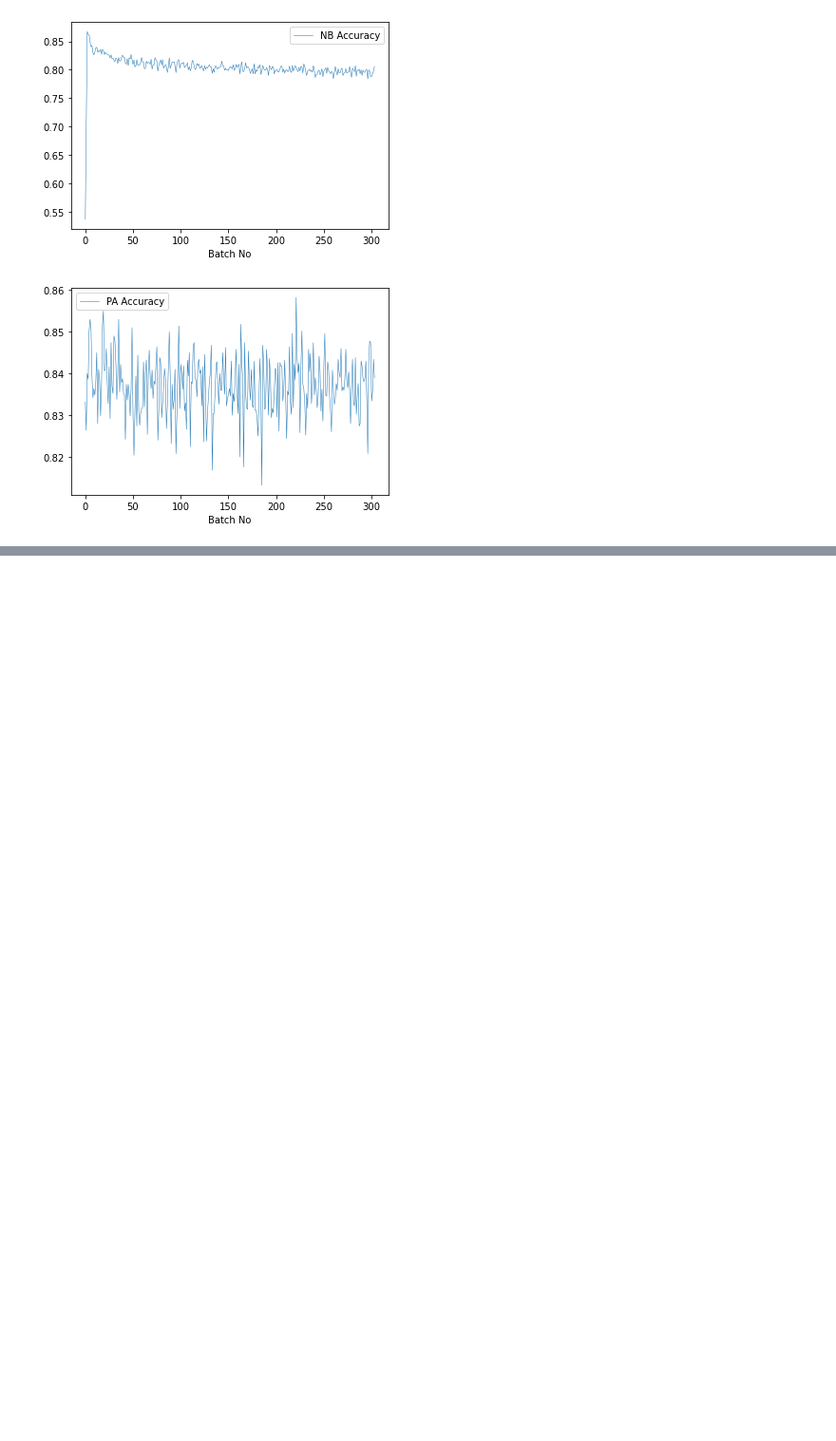
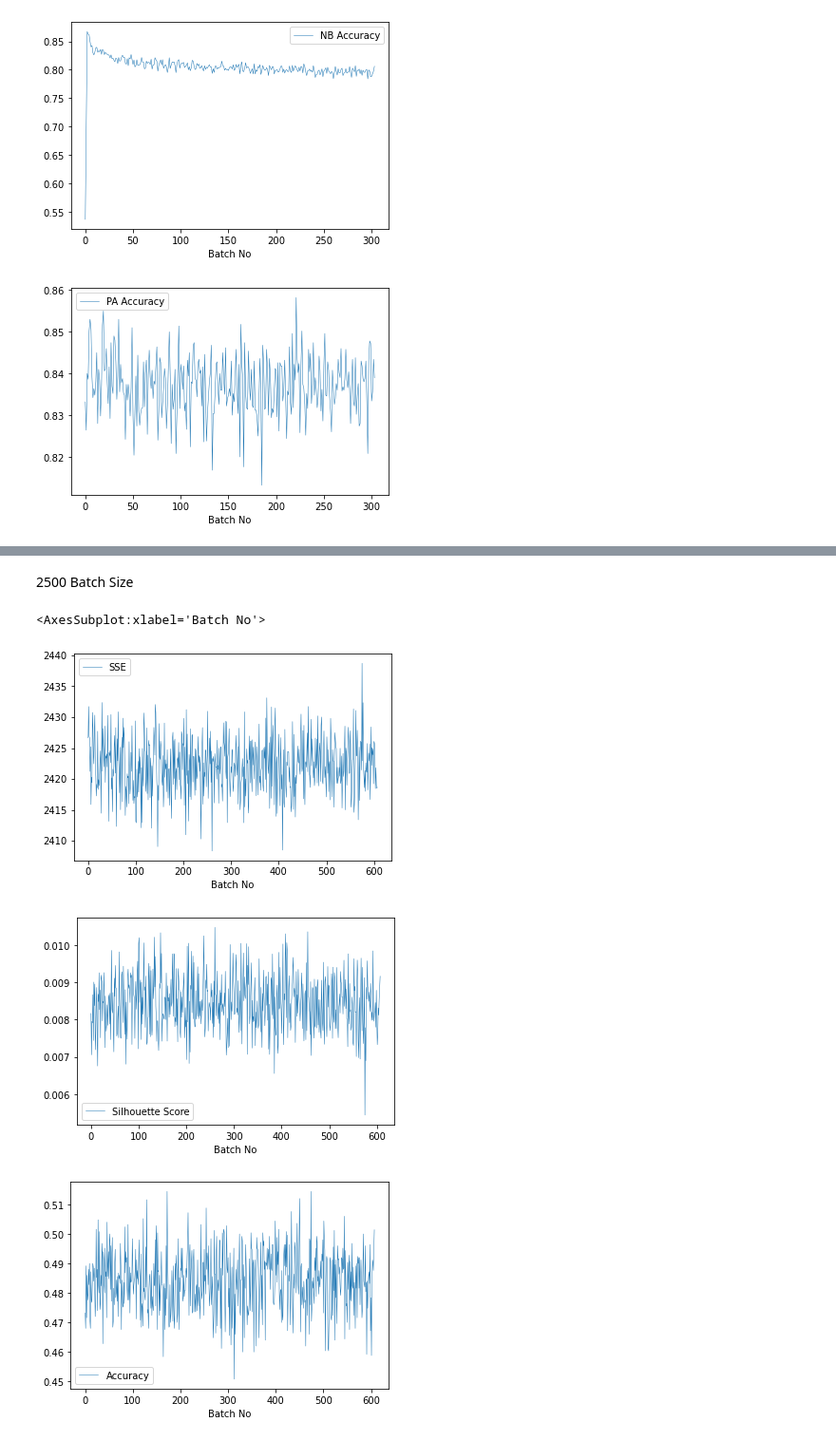
Before and after one commit to Big-Data-Gang/Machine-Learning-with-Spark-Streaming, a Jupyter notebook: Plotting/Train Plots.ipynb, the cells around one changed output, grey strips where cells are left out. Shown at 95% size. Drawn from its saved outputs; the diff is of its cells as text; code cells hidden in the pictures; blank space fills up the shorter version.

```diff
--- a/Plotting/Train Plots.ipynb
+++ b/Plotting/Train Plots.ipynb
@@ -200,0 +234,12 @@ df5000.set_index('Batch No').plot(ax=ax, linewidth=0.5)
+# %% [markdown]
+2500 Batch Size
+# %%
+clustering2500 = pd.read_csv('../src/performance/training/unsupervised-2500.csv')
+clustering2500.plot(x="Batch No", y="SSE", linewidth=0.5)
+clustering2500.plot(x="Batch No", y="Silhouette Score", linewidth=0.5)
+clustering2500.plot(x="Batch No", y="Accuracy", linewidth=0.5)
+# %% [output]
+<AxesSubplot:xlabel='Batch No'>
+[figure, added]
+[figure, added]
+[figure, added]
```
Also changed, not shown: parts of 13 cells of this notebook.
